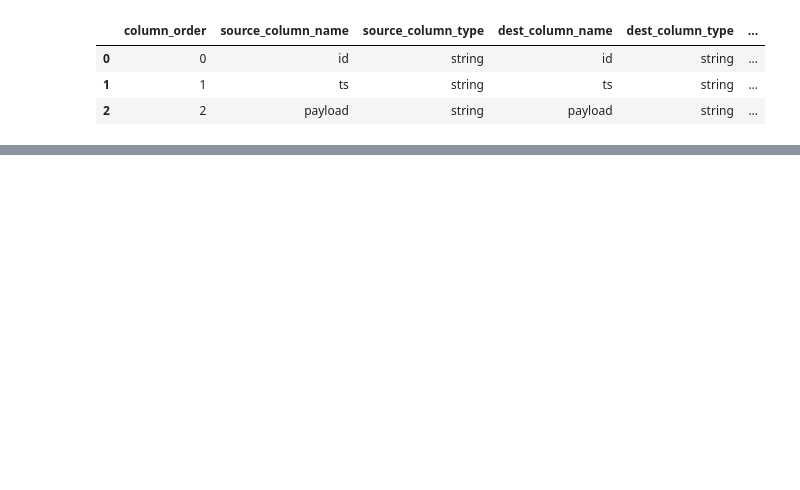
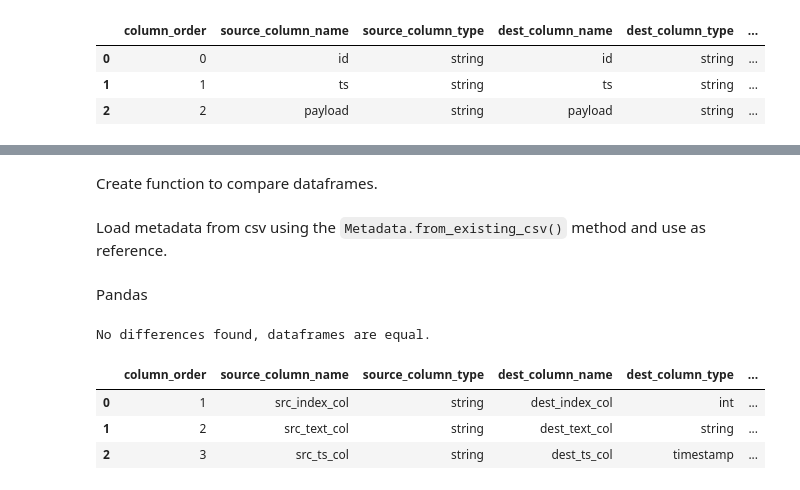
Before and after one commit to GeorgelPreput/pushcart, a Jupyter notebook: examples/metadata.ipynb, the cells around one changed output, grey strips where cells are left out. Saved outputs shown, nothing was run; the diff lists cells and outputs as text; code cells hidden in the pictures; blank space fills up the shorter version.

```diff
--- a/examples/metadata.ipynb
+++ b/examples/metadata.ipynb
@@ -257,0 +257,53 @@ flat_transformed_df.show(truncate=False)
+# %% [markdown]
+Create function to compare dataframes.
+# %%
+import pandas as pd
+
+def compare_dataframes(df1, df2):
+    """Compare two pandas dataframes and ignore column dtypes"""
+    # Convert all columns to string type for comparison
+    df1_str = df1.astype(str)
+    df2_str = df2.astype(str)
+
+    # Check if column names and order are the same
+    if list(df1_str.columns) != list(df2_str.columns):
+        print("Column names or order are different")
+        return
+
+    # Compare values as strings
+    for col in df1_str.columns:
+        if not df1_str[col].equals(df2_str[col]):
+            print(f"Differences found in column: {col}")
+
+    print("No differences found, dataframes are equal.")
+# %% [markdown]
+Load metadata from csv using the `Metadata.from_existing_csv()` method and use as reference.
+# %%
+md_ref = Metadata.from_existing_csv(
+    path="./example.csv",
+    data_df=df
+)
+# %% [markdown]
+Pandas
+# %%
+import pandas as pd
+
+# read metadata csv with pandas
+metadata_df_pandas = pd.read_csv("./example.csv")
+# create Metadata object with metadata read from pandas
+md_pandas = Metadata.from_df(
+    metadata_df=metadata_df_pandas,
+    data_df=df,
+)
+
+# verify if two dataframes are identical
+compare_dataframes(md_ref.metadata_df, md_pandas.metadata_df)
+
+# show metadata
+md_pandas.metadata_df
+# %% [output]
+No differences found, dataframes are equal.
+|  | column_order | source_column_name | source_column_type | dest_column_name | dest_column_type | ... |
+| 0 | 1 | src_index_col | string | dest_index_col | int | ... |
+| 1 | 2 | src_text_col | string | dest_text_col | string | ... |
+| 2 | 3 | src_ts_col | string | dest_ts_col | timestamp | ... |
```
Also changed, not shown: parts of 10 cells of this notebook, 2 other files.
